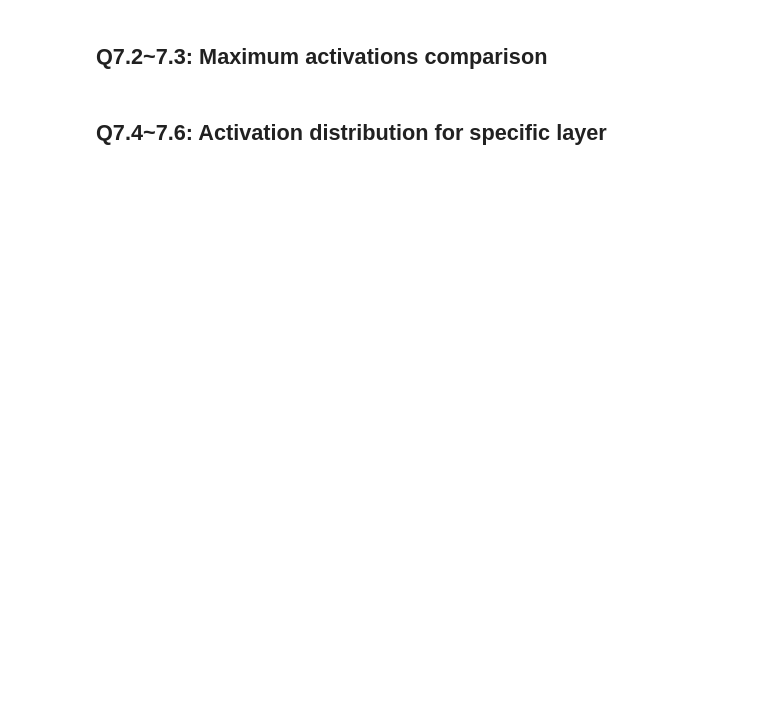
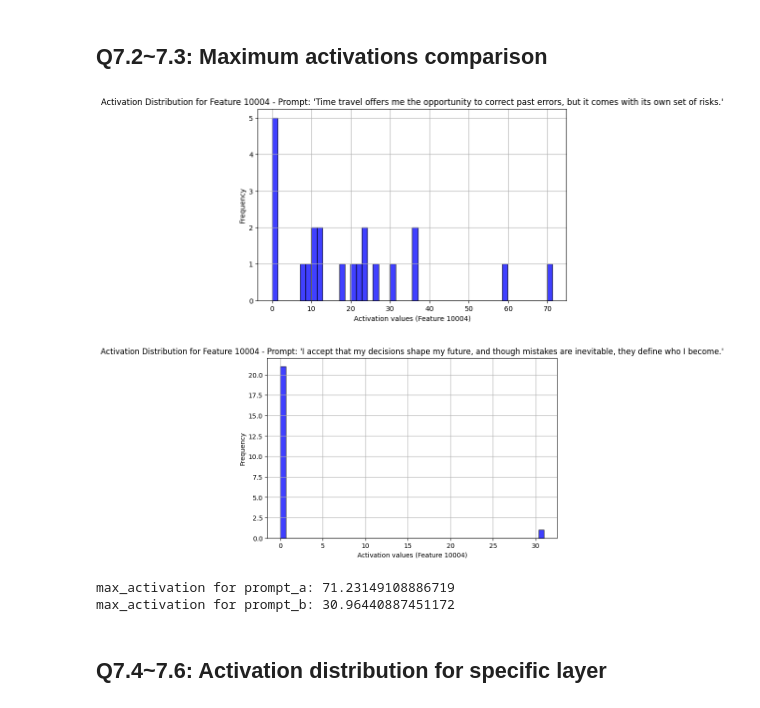
Before and after one commit to goAustin/ML2025, a Jupyter notebook: ML_HW3_understanding_LLM_transformers.ipynb, the cells around one changed output. Saved outputs shown, nothing was run; the diff lists cells and outputs as text; code cells hidden in the pictures; blank space fills up the shorter version.

```diff
--- a/ML_HW3_understanding_LLM_transformers.ipynb
+++ b/ML_HW3_understanding_LLM_transformers.ipynb
@@ -694,6 +655,7 @@ IFrame(html, width=1200, height=600)
 ## Q7.2~7.3: Maximum activations comparison
 # %%
 ######################## (Q7.2 ~ 7.3) ########################
+import matplotlib.pyplot as plt
 
 def get_max_activation(model, tokenizer, sae, prompt, feature_idx=10004):
     """
@@ -718,7 +680,18 @@ def get_max_activation(model, tokenizer, sae, prompt, feature_idx=10004):
     outputs = model(tokens, output_hidden_states=True)
 
     # Extract hidden states from the specified layer
-    hidden_states = outputs.hidden_states[sae.cfg.hook_layer]
+    # The SAE configuration stores the hook_name which indicates the layer
+    # Example hook_name: 'blocks.20.hook_resid_post'
+    # Extract the layer number from the hook_name
+    hook_name = cfg_dict['metadata']['hook_name'] # Corrected: access from cfg_dict
+    layer_num = int(hook_name.split('.')[1])
+
+    # For Hugging Face models, outputs.hidden_states typically contains:
+    # outputs.hidden_states[0] = embeddings
+    # outputs.hidden_states[1] = output of first transformer block (layer 0)
+    # ...
+    # outputs.hidden_states[X+1] = output of X-th transformer block
+    hidden_states = outputs.hidden_states[layer_num + 1]
 
     # Encode hidden states using SAE
     sae_in = hidden_states
@@ -727,33 +700,38 @@ def get_max_activation(model, tokenizer, sae, prompt, feature_idx=10004):
 
     # Compute max activation for the specified feature index
     max_activation = -float("inf")
     batch_max_activation = feature_acts[:, feature_idx].max().item()
     max_activation = max(max_activation, batch_max_activation)
 
     # Plot activation distribution
     plt.figure(figsize=(8, 5))
     plt.hist(feature_acts[:, feature_idx].cpu().detach().numpy(), bins=50, alpha=0.75, color='blue', edgecolor='black')
     plt.xlabel(f"Activation values (Feature {feature_idx})")
     plt.ylabel("Frequency")
     plt.title(f"Activation Distribution for Feature {feature_idx} - Prompt: '{prompt}'")
     plt.grid(True)
     plt.show()
 
     return max_activation
 
 feature_idx = 10004
 # Define the prompts
 prompt_a = "Time travel offers me the opportunity to correct past errors, but it comes with its own set of risks."
 prompt_b = "I accept that my decisions shape my future, and though mistakes are inevitable, they define who I become."
 
 # Calculate the maximum activations for each prompt using the feature index
 max_activation_a = get_max_activation(model, tokenizer, sae, prompt_a, feature_idx=feature_idx)
 max_activation_b = get_max_activation(model, tokenizer, sae, prompt_b, feature_idx=feature_idx)
 
 # Print the comparison
 print(f"max_activation for prompt_a: {max_activation_a}")
 print(f"max_activation for prompt_b: {max_activation_b}")
 ###########################################################
+# %% [output]
+[figure, added]
+[figure, added]
+max_activation for prompt_a: 71.23149108886719
+max_activation for prompt_b: 30.96440887451172
 # %% [markdown]
 ## Q7.4~7.6: Activation distribution for specific layer
 # %%
```
Also changed, not shown: parts of 11 cells of this notebook.
